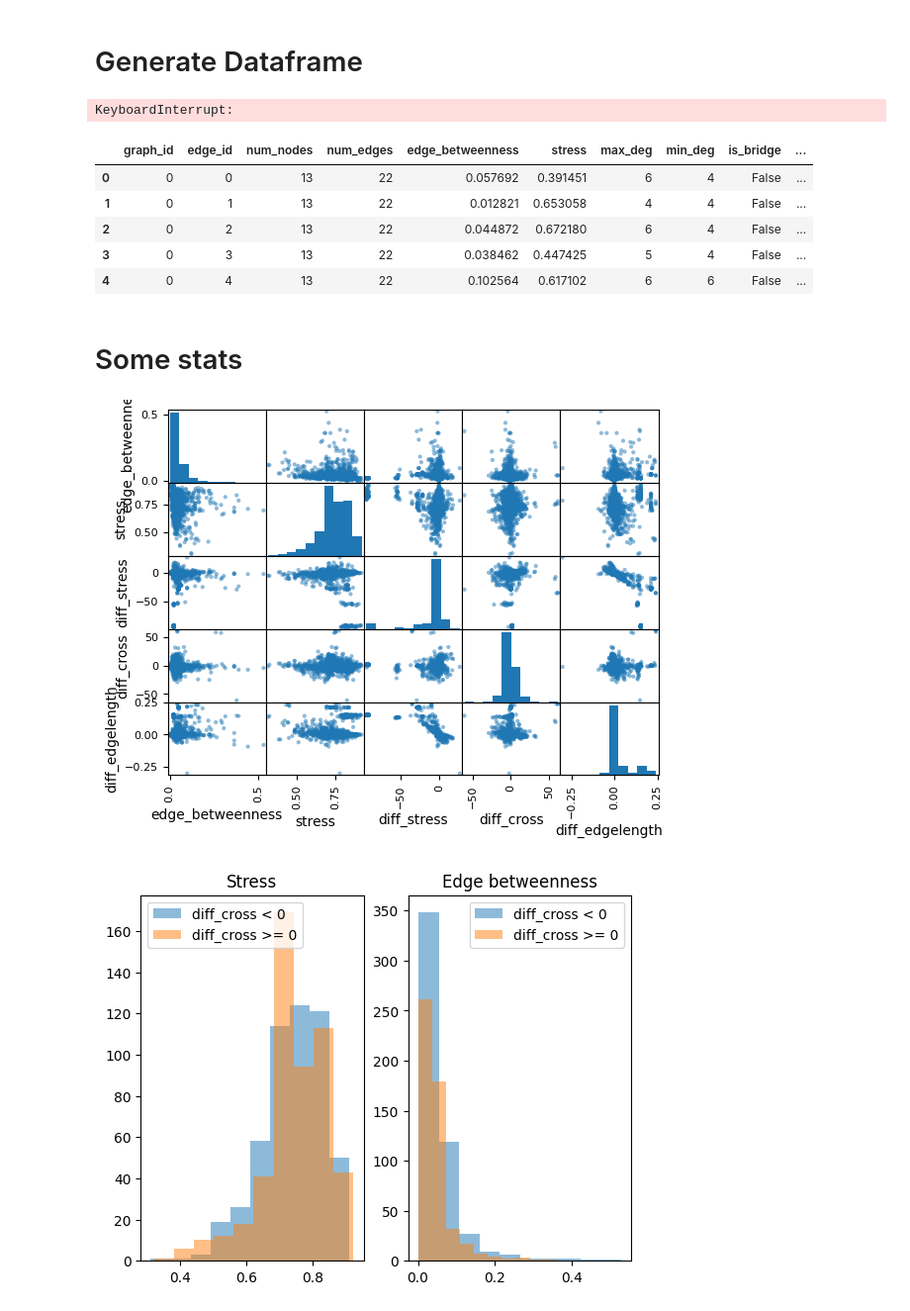
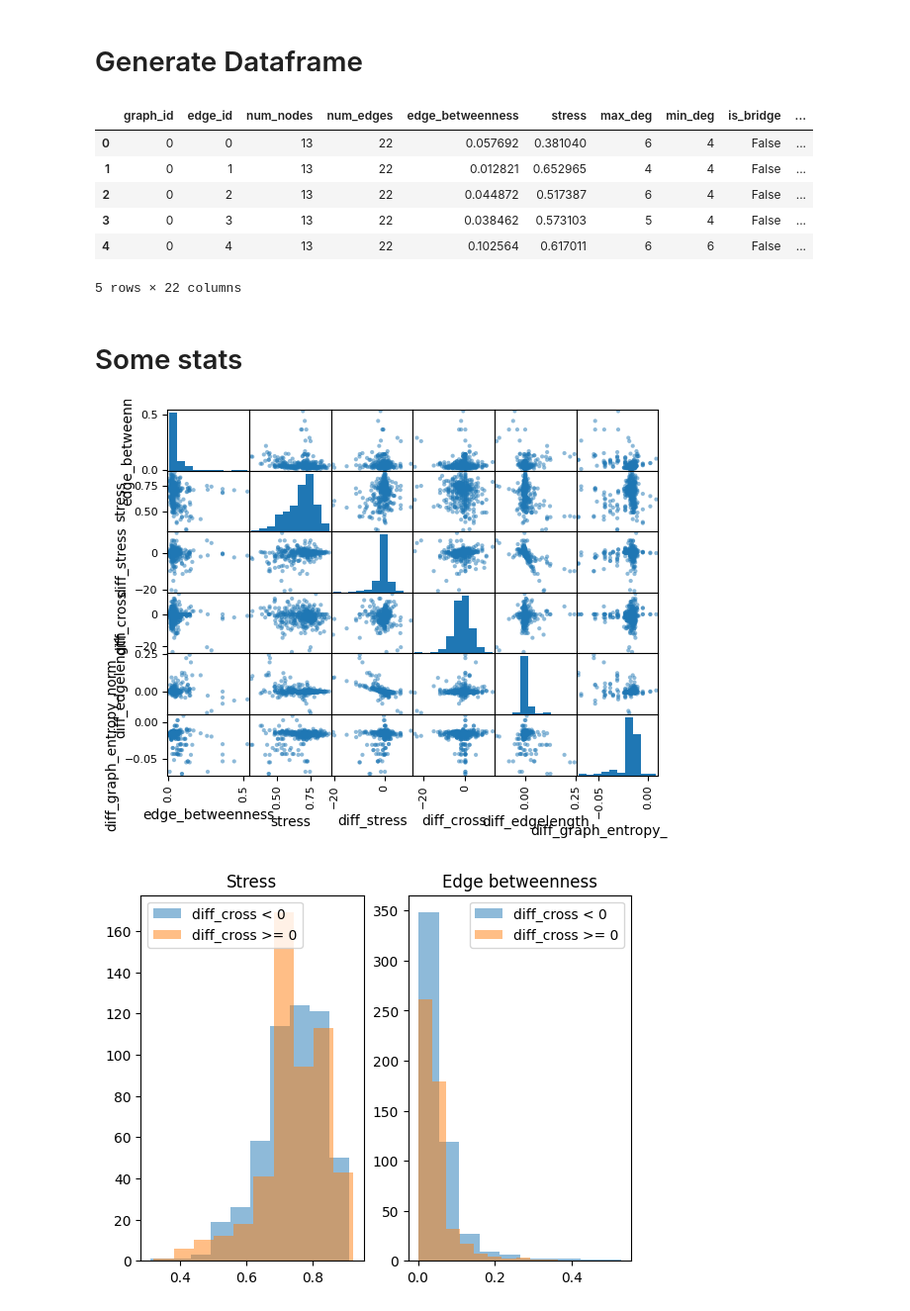
Before and after one commit to NathanielMH/EdgeRelaxationGraphDrawing, a Jupyter notebook: notebooks/data_generation.ipynb, the cells around one changed output. Shown at 99% size. Drawn from its saved outputs; the diff is of its cells as text; code cells hidden in the pictures.

```diff
--- a/notebooks/data_generation.ipynb
+++ b/notebooks/data_generation.ipynb
@@ -33,7 +33,7 @@ def read_list_of_graphs(dir_name,ext):
 # Generate Dataframe
 # %%
 n = 0
-m = 10
+m = 100
 draw_f = lambda g: nx.kamada_kawai_layout(g, pos=nx.spectral_layout(g))
 benchmarks = ['random-dag', 'rome', 'north']
 
@@ -56,7 +56,7 @@ for bench in benchmarks:
         d0 = distance_matrix(graph)
         graph_entropy = graph_entropy_norm(graph)
         pos0_arr = nodes_dict_to_array(pos0)
-        r = 0.1
+        r = 1.
 
         for idx_edge, e in enumerate(graph.edges):
 
@@ -99,25 +99,24 @@ for bench in benchmarks:
 
     cols = ['graph_id', 'edge_id', 'num_nodes', 'num_edges', 'edge_betweenness', 'stress', 'max_deg', 'min_deg', 'is_bridge', 'diff_stress', 'diff_cross', 'diff_edgelength', 'benchmark', 'exp_factor_norm', 'edge_cross_norm', 'sum_neighbour_deg_norm', 'max_neighbour_deg_norm','max_jnc','sum_jnc','diff_graph_entropy_norm','cos_force_diff','diff_force']
     df = pd.DataFrame(data, columns=cols)
-# %% [output]
-KeyboardInterrupt:
 # %%
 df.head()
 # %% [output]
 |  | graph_id | edge_id | num_nodes | num_edges | edge_betweenness | stress | max_deg | min_deg | is_bridge | ... |
-| 0 | 0 | 0 | 13 | 22 | 0.057692 | 0.391451 | 6 | 4 | False | ... |
-| 1 | 0 | 1 | 13 | 22 | 0.012821 | 0.653058 | 4 | 4 | False | ... |
-| 2 | 0 | 2 | 13 | 22 | 0.044872 | 0.672180 | 6 | 4 | False | ... |
-| 3 | 0 | 3 | 13 | 22 | 0.038462 | 0.447425 | 5 | 4 | False | ... |
-| 4 | 0 | 4 | 13 | 22 | 0.102564 | 0.617102 | 6 | 6 | False | ... |
+| 0 | 0 | 0 | 13 | 22 | 0.057692 | 0.381040 | 6 | 4 | False | ... |
+| 1 | 0 | 1 | 13 | 22 | 0.012821 | 0.652965 | 4 | 4 | False | ... |
+| 2 | 0 | 2 | 13 | 22 | 0.044872 | 0.517387 | 6 | 4 | False | ... |
+| 3 | 0 | 3 | 13 | 22 | 0.038462 | 0.573103 | 5 | 4 | False | ... |
+| 4 | 0 | 4 | 13 | 22 | 0.102564 | 0.617011 | 6 | 6 | False | ... |
+5 rows × 22 columns
 # %%
 df.to_csv('../data/graph_train_3.csv')
 # %% [markdown]
 # Some stats
 # %%
-pd.plotting.scatter_matrix(df[['edge_betweenness', 'stress', 'diff_stress', 'diff_cross', 'diff_edgelength']]);
+pd.plotting.scatter_matrix(df[['edge_betweenness', 'stress', 'diff_stress', 'diff_cross', 'diff_edgelength','diff_graph_entropy_norm']]);
 # %% [output]
-[figure, old version]
+[figure, new version]
 # %%
 fig, (ax1, ax2) = plt.subplots(1,2)
 
```
Also changed, not shown: 4 other files.
